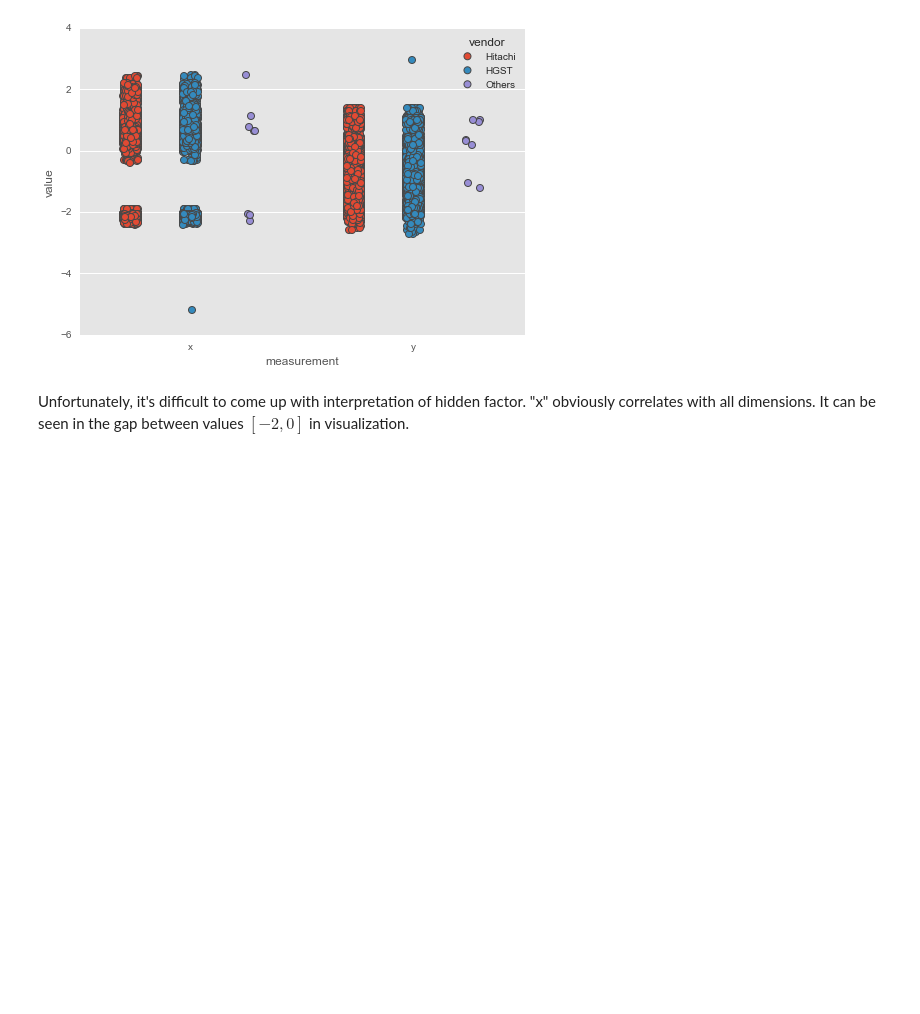
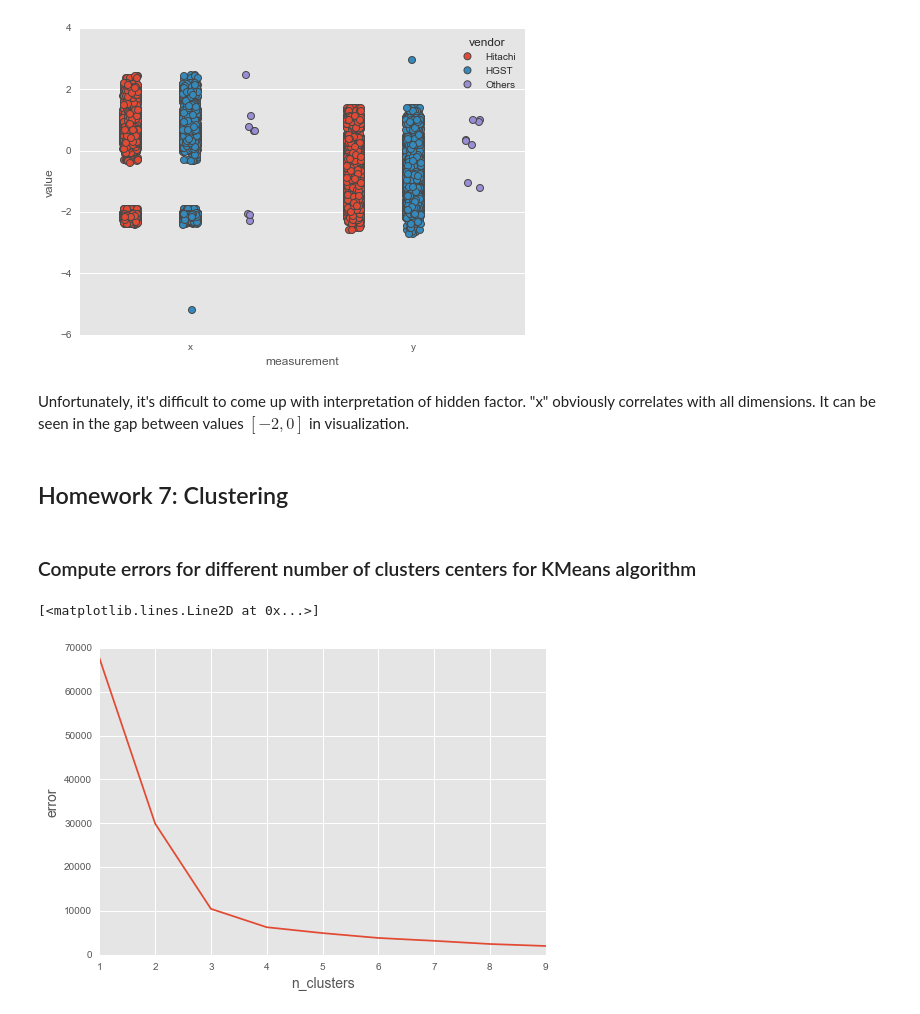
Before and after one commit to IIoTeP9HuY/Data_Analysis_and_Data_Mining_Class, a Jupyter notebook: Report.ipynb, the cells around one changed output. Cells and saved outputs as stored; diff of their text form; code cells hidden in the pictures; blank space fills up the shorter version.

Commit message:
Complete homework 7

```diff
--- a/Report.ipynb
+++ b/Report.ipynb
@@ -1036,9 +1036,9 @@ from sklearn import decomposition
 x = data.drop("vendor", axis=1)
 
 pca = decomposition.PCA(n_components=2)
-model = pca.fit(x)
+pca_model = pca.fit(x)
 
-x_transformed = model.transform(x)
+x_transformed = pca_model.transform(x)
 
 data_transformed = pd.DataFrame(x_transformed, columns=["x", "y"])
 data_transformed["vendor"] = data["vendor"]
@@ -1057,3 +1057,27 @@ axes = sns.stripplot(x="measurement", y="value", hue="vendor", data=melted_data_
 [figure]
 # %% [markdown]
 Unfortunately, it's difficult to come up with interpretation of hidden factor. "x" obviously correlates with all dimensions. It can be seen in the gap between values $[-2, 0]$ in visualization.
+# %% [markdown]
+## Homework 7: Clustering
+# %% [markdown]
+### Compute errors for different number of clusters centers for KMeans algorithm
+# %%
+from sklearn import cluster
+
+x = data.drop("vendor", axis=1)
+
+ns_clusters = []
+scores = []
+
+for n_clusters in range(1, 10):
+    kmeans = cluster.KMeans(n_clusters=n_clusters)
+    model = kmeans.fit(x)
+    ns_clusters += [n_clusters]
+    scores += [-model.score(x)]
+# %%
+plt.xlabel("n_clusters", fontsize=14)
+plt.ylabel("error", fontsize=14)
+plt.plot(ns_clusters, scores)
+# %% [output]
+[<matplotlib.lines.Line2D at 0x...>]
+[figure, added]
```
Also changed, not shown: parts of 8 cells of this notebook.
